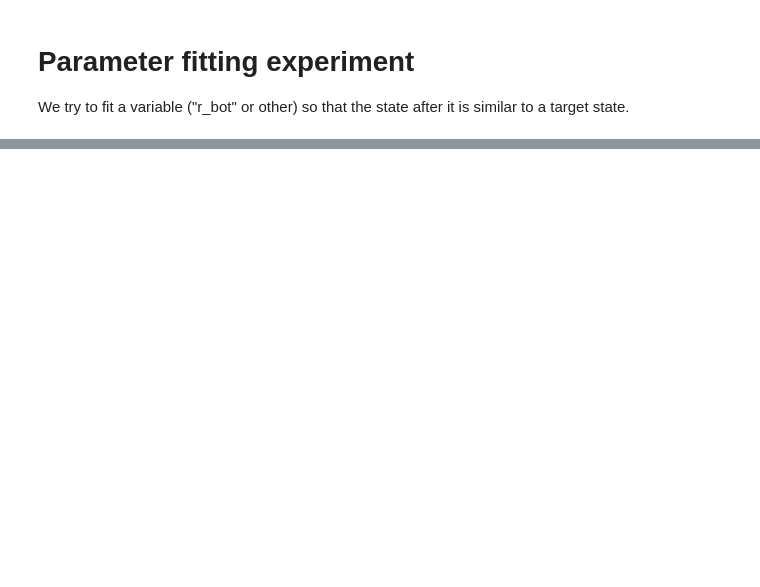
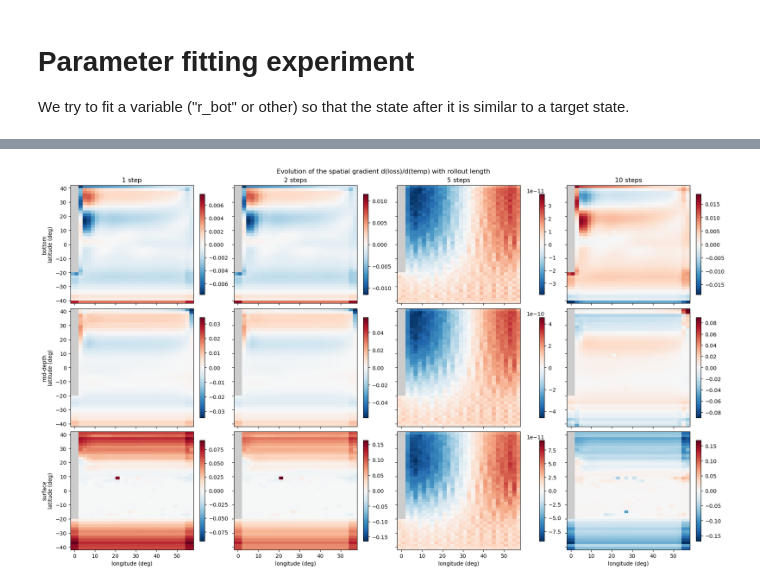
Before and after one commit to Etienne-Meunier/Veros-Autodiff, a Jupyter notebook: notebooks/demonstration/gradient-computation.ipynb, the cells around one changed output, grey strips where cells are left out. Cells and saved outputs as stored; diff of their text form; code cells hidden in the pictures; blank space fills up the shorter version.

```diff
--- a/notebooks/demonstration/gradient-computation.ipynb
+++ b/notebooks/demonstration/gradient-computation.ipynb
@@ -167,0 +173,73 @@ axs[1].axvline(getattr(acc.state.variables, var_dev), color='r', linestyle='dash
+# %%
+vjpm_nr = autodiff(acc.step, agg_function, 'temp')
+
+
+vjpm_nr.step_function = jax.jit(vjpm_nr.step_function)
+vjpm_nr.agg_function = jax.jit(vjpm_nr.agg_function)
+
+vjpm_nr.step_function = jax.checkpoint(vjpm_nr.step_function) # Remat to save memory
+
+
+loss_and_grad_nr = lambda s, v, it: vjpm_nr.g(s, v, iterations=it)
+# %%
+rollout_lengths = [1, 2, 5, 10]
+
+losses_by_iter, grads_by_iter = {}, {}
+for it in rollout_lengths:
+    l, g = loss_and_grad_nr(acc.state, acc.state.variables.temp, it)
+    losses_by_iter[it] = l
+    grads_by_iter[it] = g
+# %%
+import numpy as np
+import matplotlib.pyplot as plt
+from matplotlib.colors import TwoSlopeNorm
+
+vs = acc.state.variables
+
+# xt/yt carry a 2-cell ghost/halo ring on each side (used for cyclic BCs) -- trim it
+# so we only plot the physical domain
+sl = slice(2, -2)
+lon = np.asarray(vs.xt[sl])
+lat = np.asarray(vs.yt[sl])
+depth = np.asarray(vs.zt)                      # zt[0] = deepest layer, zt[-1] = surface
+land_mask = np.asarray(vs.maskT[sl, sl, :], dtype=bool)
+
+z_levels = {"bottom": 0, "mid-depth": len(depth) // 2, "surface": -1}
+
+# g has shape (xt, yt, zt, tau); use vs.tau (the "current" time slot, same convention
+# as e.g. vs.temp[:, :, -1, vs.tau] elsewhere) instead of hardcoding slot 0.
+grads_trimmed = {
+    it: np.where(land_mask, np.asarray(g[sl, sl, :, vs.tau]), np.nan)
+    for it, g in grads_by_iter.items()
+}
+
+
+def symmetric_norm(data):
+    vmax = np.nanmax(np.abs(data))
+    vmax = vmax if np.isfinite(vmax) and vmax > 0 else 1e-12
+    return TwoSlopeNorm(vmin=-vmax, vcenter=0.0, vmax=vmax)
+
+
+fig, axs = plt.subplots(
+    len(z_levels), len(rollout_lengths),
+    figsize=(4.5 * len(rollout_lengths), 3.5 * len(z_levels)),
+    sharex=True, sharey=True, constrained_layout=True,
+)
+for row, (z_label, k) in zip(axs, z_levels.items()):
+    for ax, it in zip(row, rollout_lengths):
+        data = grads_trimmed[it][:, :, k]
+        # each panel gets its own dynamic range -- with a shared scale, the small
+        # early-rollout gradients get washed out by the much larger later ones
+        im = ax.pcolormesh(lon, lat, data.T, cmap="RdBu_r", norm=symmetric_norm(data), shading="auto")
+        ax.set_facecolor("0.8")  # land (nan) shows through as gray
+        if z_label == next(iter(z_levels)):
+            ax.set_title(f"{it} step{'s' if it > 1 else ''}")
+        fig.colorbar(im, ax=ax, shrink=0.85)
+    row[0].set_ylabel(f"{z_label}\nlatitude (deg)")
+for ax in axs[-1]:
+    ax.set_xlabel("longitude (deg)")
+
+fig.suptitle("Evolution of the spatial gradient d(loss)/d(temp) with rollout length")
+plt.show()
+# %% [output]
+[figure, added]
```
Also changed, not shown: parts of 6 cells of this notebook, 12 other files.
